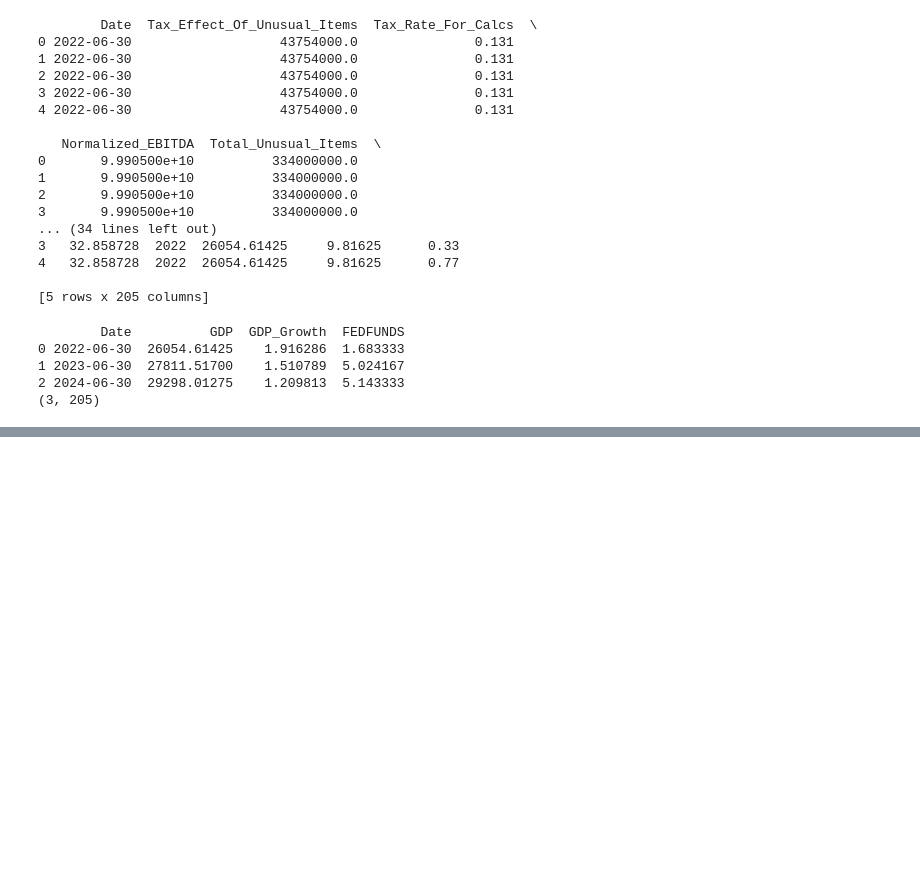
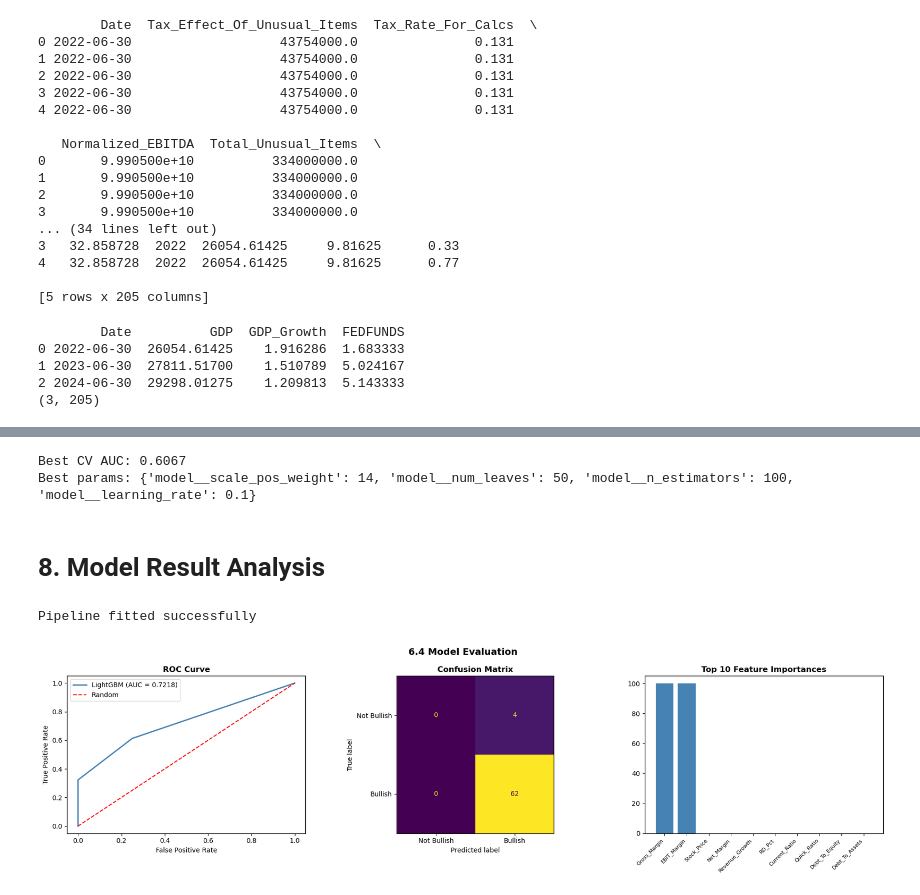
Before and after one commit to abdallahh07/Microsoft-analyst-recommendation-prediction, a Jupyter notebook: research.ipynb, the cells around one changed output, grey strips where cells are left out. Cells and saved outputs as stored; diff of their text form; code cells hidden in the pictures; blank space fills up the shorter version.

Commit message:
Add model building and evaluation - AUC 0.7218

```diff
--- a/research.ipynb
+++ b/research.ipynb
@@ -844,0 +1067,3 @@ print(financial_full.shape)
+# %%
+scale_pos_weight = y_train.value_counts()[1]/y_train.value_counts()[0]
+print(f"scale_pos_weight: {scale_pos_weight:.2f}")
@@ -844,0 +1127,65 @@ print(financial_full.shape)
+# %%
+search = RandomizedSearchCV(lgb_pipe, param_grid, n_iter=20,
+                            scoring="roc_auc", cv=5, random_state=42, n_jobs=-1)
+search.fit(x_train, y_train)
+print(f"Best CV AUC: {search.best_score_:.4f}")
+print(f"Best params: {search.best_params_}")
+# %% [output]
+Best CV AUC: 0.6067
+Best params: {'model__scale_pos_weight': 14, 'model__num_leaves': 50, 'model__n_estimators': 100, 'model__learning_rate': 0.1}
+# %% [markdown]
+# 8. Model Result Analysis
+# %%
+final_pipeline = Pipeline(steps=[
+    ("scaler", StandardScaler()),
+    ("model", lgb.LGBMClassifier(
+        scale_pos_weight=scale_pos_weight,
+        random_state=42,
+        verbose=-1))
+])
+
+final_pipeline.fit(x_train, y_train)
+print("Pipeline fitted successfully")
+# %% [output]
+Pipeline fitted successfully
+# %%
+from sklearn.metrics import roc_curve, confusion_matrix, ConfusionMatrixDisplay
+
+fig, axes = plt.subplots(1, 3, figsize=(18, 5))
+
+# Get predictions
+y_pred = final_pipeline.predict(x_test)
+y_pred_proba = final_pipeline.predict_proba(x_test)[:, 1]
+
+# Chart 1 — ROC Curve
+fpr, tpr, _ = roc_curve(y_test, y_pred_proba)
+axes[0].plot(fpr, tpr, color="steelblue", lw=2,
+             label=f"LightGBM (AUC = 0.7218)")
+axes[0].plot([0, 1], [0, 1], color="red", linestyle="--", label="Random")
+axes[0].set_title("ROC Curve", fontweight="bold")
+axes[0].set_xlabel("False Positive Rate")
+axes[0].set_ylabel("True Positive Rate")
+axes[0].legend()
+
+# Chart 2 — Confusion Matrix
+cm = confusion_matrix(y_test, y_pred)
+disp = ConfusionMatrixDisplay(confusion_matrix=cm,
+                               display_labels=["Not Bullish", "Bullish"])
+disp.plot(ax=axes[1], colorbar=False)
+axes[1].set_title("Confusion Matrix", fontweight="bold")
+
+# Chart 3 — Feature Importance
+importances = final_pipeline.named_steps["model"].feature_importances_
+indices = np.argsort(importances)[::-1][:10]
+axes[2].bar(range(10), importances[indices], color="steelblue")
+axes[2].set_xticks(range(10))
+axes[2].set_xticklabels([feature_cols[i] for i in indices],
+                          rotation=45, ha="right", fontsize=8)
+axes[2].set_title("Top 10 Feature Importances", fontweight="bold")
+
+plt.suptitle("6.4 Model Evaluation", fontsize=14, fontweight="bold")
+plt.tight_layout()
+plt.savefig("charts/model_evaluation.png", dpi=150, bbox_inches="tight")
+plt.show()
+# %% [output]
+[figure, added]
```
Also changed, not shown: parts of 37 cells of this notebook, 2 other files.
